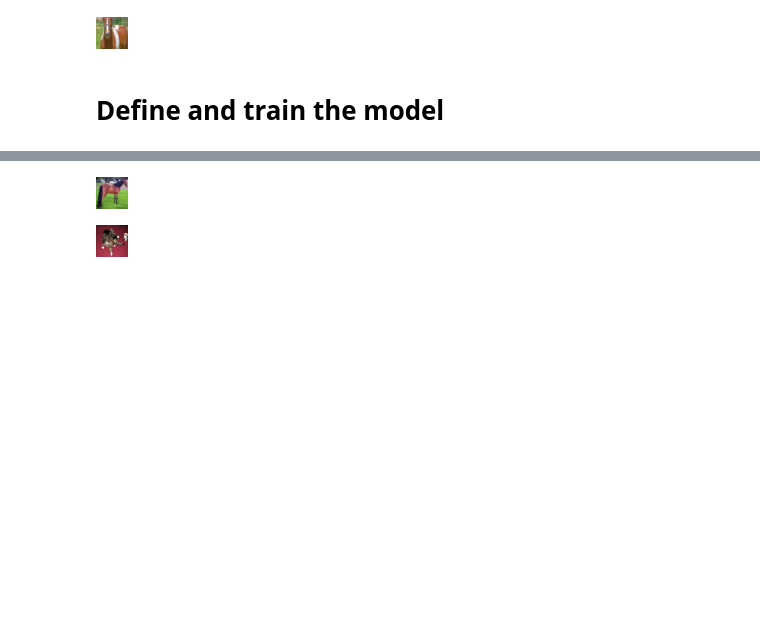
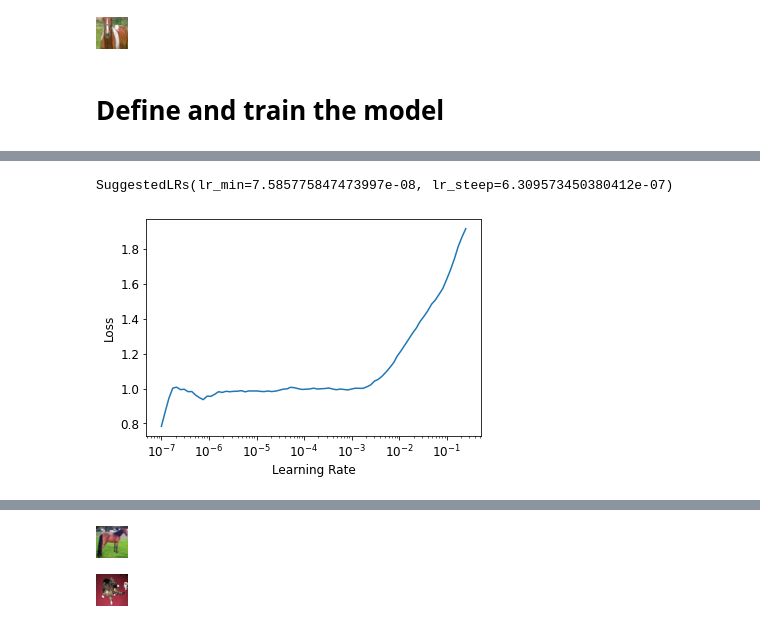
Before and after one commit to PacktPublishing/Deep-Learning-with-fastai-Cookbook, a Jupyter notebook: ch8/training_with_image_datasets_datablock.ipynb, the cells around one changed output, grey strips where cells are left out. Drawn from its saved outputs; the diff is of its cells as text; code cells hidden in the pictures; blank space fills up the shorter version.

```diff
--- a/ch8/training_with_image_datasets_datablock.ipynb
+++ b/ch8/training_with_image_datasets_datablock.ipynb
@@ -119,0 +163,3 @@ Wall time: 12min 44s
+# %%
+learn.lr_find()
+# %% [output]
@@ -119,0 +167,2 @@ Wall time: 12min 44s
+SuggestedLRs(lr_min=7.585775847473997e-08, lr_steep=6.309573450380412e-07)
+[figure, added]
```
Also changed, not shown: parts of 13 cells of this notebook, 2 other files.
